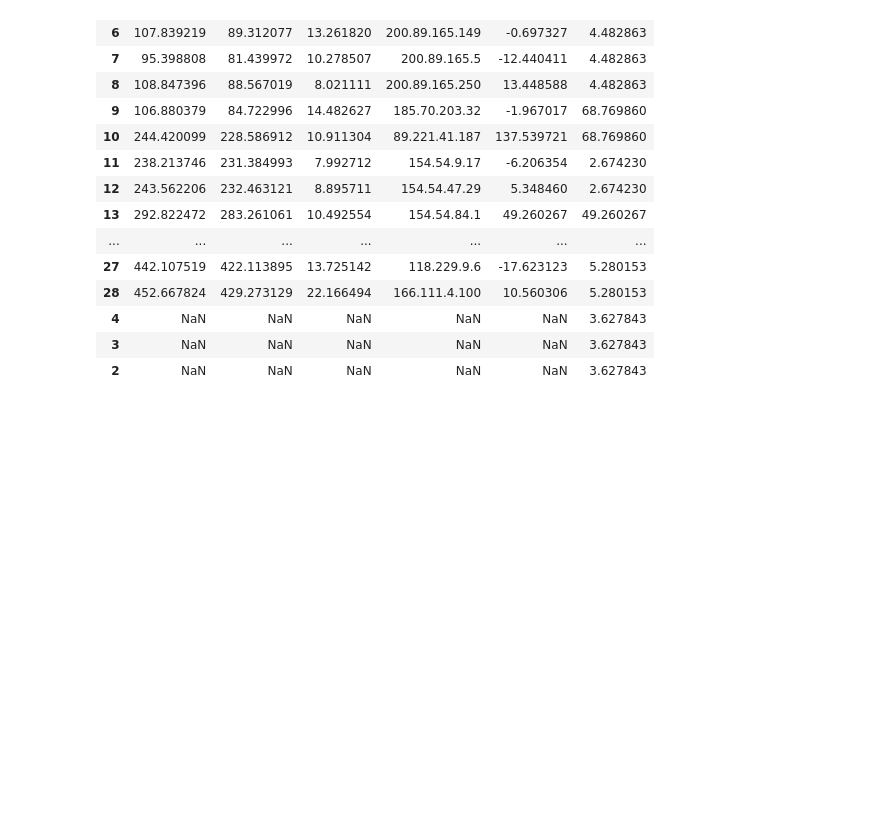
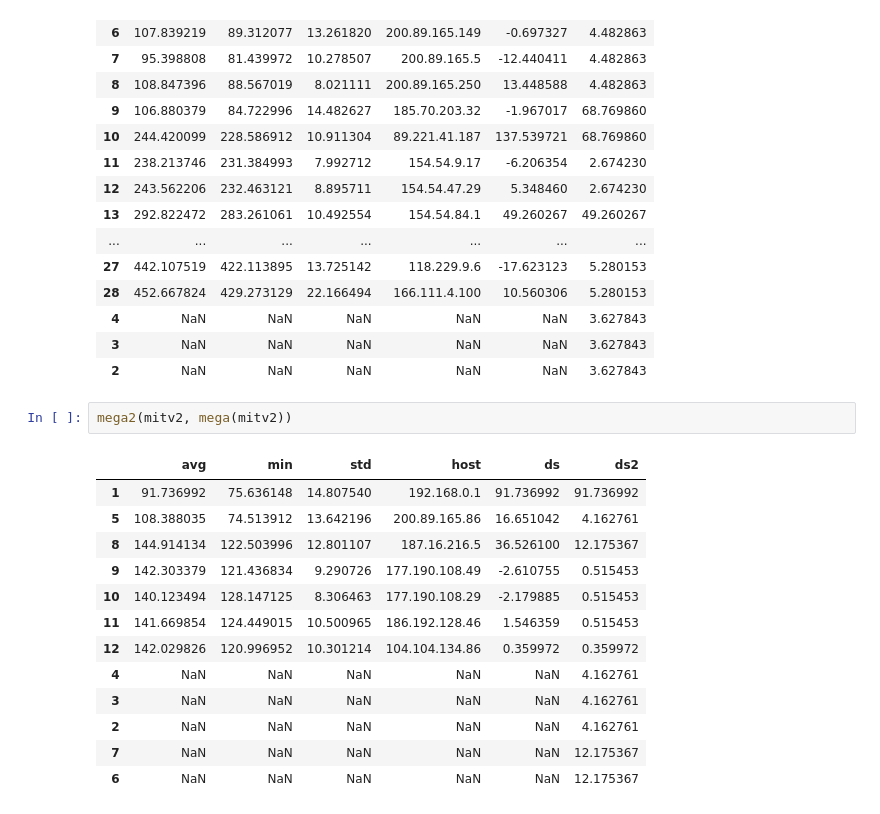
Before and after one commit to manumena/tdc-tp2, a Jupyter notebook: scripts/Untitled.ipynb, the cells around one changed output. Drawn from its saved outputs; the diff is of its cells as text; blank space fills up the shorter version.

```diff
--- a/notebook/Untitled.ipynb
+++ b/scripts/Untitled.ipynb
@@ -134,3 +134,19 @@ mega2(china15, mega(china15))
 | 4 | NaN | NaN | NaN | NaN | NaN | 3.627843 |
 | 3 | NaN | NaN | NaN | NaN | NaN | 3.627843 |
 | 2 | NaN | NaN | NaN | NaN | NaN | 3.627843 |
+# %%
+mega2(mitv2, mega(mitv2))
+# %% [output]
+|  | avg | min | std | host | ds | ds2 |
+| 1 | 91.736992 | 75.636148 | 14.807540 | 192.168.0.1 | 91.736992 | 91.736992 |
+| 5 | 108.388035 | 74.513912 | 13.642196 | 200.89.165.86 | 16.651042 | 4.162761 |
+| 8 | 144.914134 | 122.503996 | 12.801107 | 187.16.216.5 | 36.526100 | 12.175367 |
+| 9 | 142.303379 | 121.436834 | 9.290726 | 177.190.108.49 | -2.610755 | 0.515453 |
+| 10 | 140.123494 | 128.147125 | 8.306463 | 177.190.108.29 | -2.179885 | 0.515453 |
+| 11 | 141.669854 | 124.449015 | 10.500965 | 186.192.128.46 | 1.546359 | 0.515453 |
+| 12 | 142.029826 | 120.996952 | 10.301214 | 104.104.134.86 | 0.359972 | 0.359972 |
+| 4 | NaN | NaN | NaN | NaN | NaN | 4.162761 |
+| 3 | NaN | NaN | NaN | NaN | NaN | 4.162761 |
+| 2 | NaN | NaN | NaN | NaN | NaN | 4.162761 |
+| 7 | NaN | NaN | NaN | NaN | NaN | 12.175367 |
+| 6 | NaN | NaN | NaN | NaN | NaN | 12.175367 |
```
Also changed, not shown: 6 other files.
